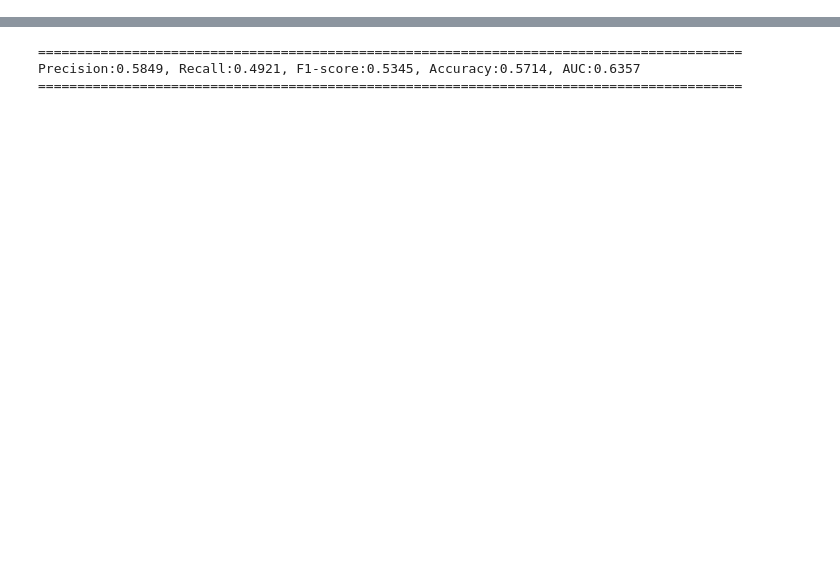
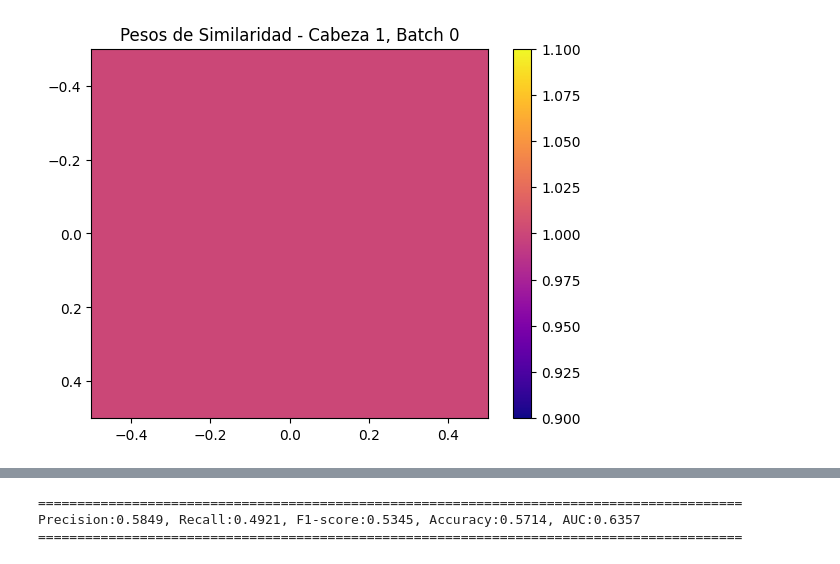
Before and after one commit to jdvalera19/Parkinson-Multimodal-Cross-Attention, a Jupyter notebook: View_result copy.ipynb, the cells around one changed output, grey strips where cells are left out. Drawn from its saved outputs; the diff is of its cells as text; code cells hidden in the pictures; blank space fills up the shorter version.

Commit message:
New cross attention model

```diff
--- a/View_result copy.ipynb
+++ b/View_result copy.ipynb
@@ -6,3 +6,15 @@ import pandas as pd
 from sklearn.metrics import roc_auc_score
 
 from Utils.visualization import *
+# %%
+pesos_atencion_P0_25 = np.load('Models/DataAugmentation/Phonemes/2_4MultiCabezaAtencionSimpleMapasAtencionDrop0.5AudioVideoPhonemes/PesosAtención_P0_25.npy')
+pesos_similaridad_C0_25 = np.load('Models/DataAugmentation/Phonemes/2_4MultiCabezaAtencionSimpleSimilaridadDrop0.5AudioVideoPhonemes/PesosSimilaridad_C0_25.npy')
+pesos_similaridad_P0_25 = np.load('Models/DataAugmentation/Phonemes/2_4MultiCabezaAtencionSimpleSimilaridadDrop0.5AudioVideoPhonemes/PesosSimilaridad_P0_25.npy')
+#pesos_similaridad_P0_25 = np.load('Models/DataAugmentation/Phonemes/PruebaFeatures0.15PesosSimilaridad/PesosSimilaridad_P0_25.npy')
+#pesos_atencion_P0_49 = np.load('Models/DataAugmentation/Phonemes/PruebaFeatures0.15PesosAtencion/PesosAtención_P0_49.npy')
+#pesos_similaridad_P5 = np.load('Models/DataAugmentation/Phonemes/PruebaFeatures0.15PesosSimilaridad/PesosSimilaridad_P5.npy')
+# Mostrar la forma del array cargado
+#print("Forma de PesosAtención_P0:", pesos_atencion_C0_25.shape)
+#print("Forma de PesosAtención_P0:", pesos_similaridad_C0_25.shape)
+# Acceder a los datos directamente
+#print("Datos de PesosAtención_C0:", pesos_similaridad_C0)
@@ -8,0 +31,10 @@ from Utils.visualization import *
+# %%
+pesos_similaridad_P0_25 = pesos_similaridad_P0_25[0, 0, :, :]  # Primera cabeza, batch 0
+
+# Graficar
+plt.imshow(pesos_similaridad_P0_25, cmap='plasma', aspect='auto')
+plt.colorbar()
+plt.title('Pesos de Similaridad - Cabeza 1, Batch 0')
+plt.show()
+# %% [output]
+[figure, added]
```
Also changed, not shown: parts of 26 cells of this notebook, 3 other files.
